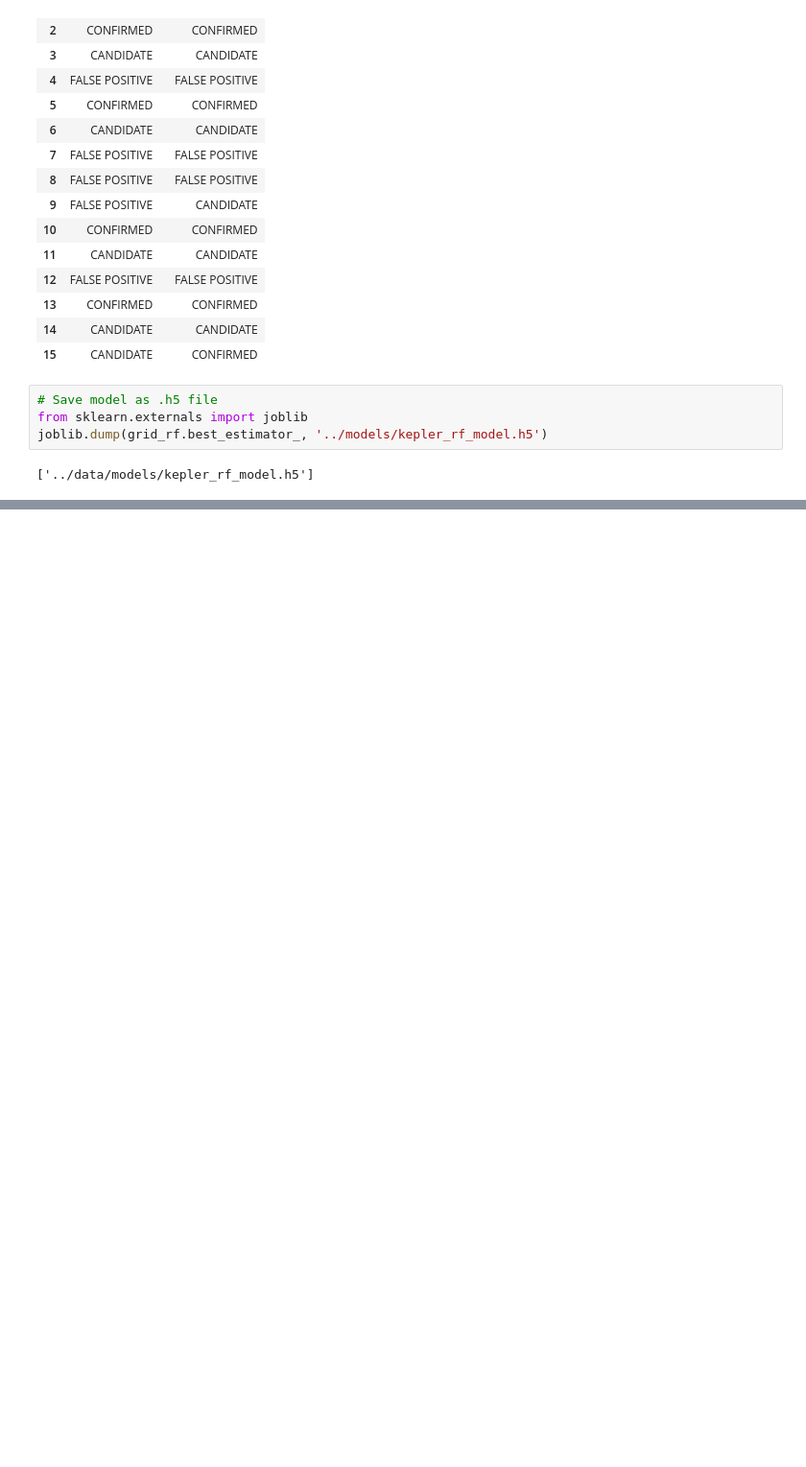
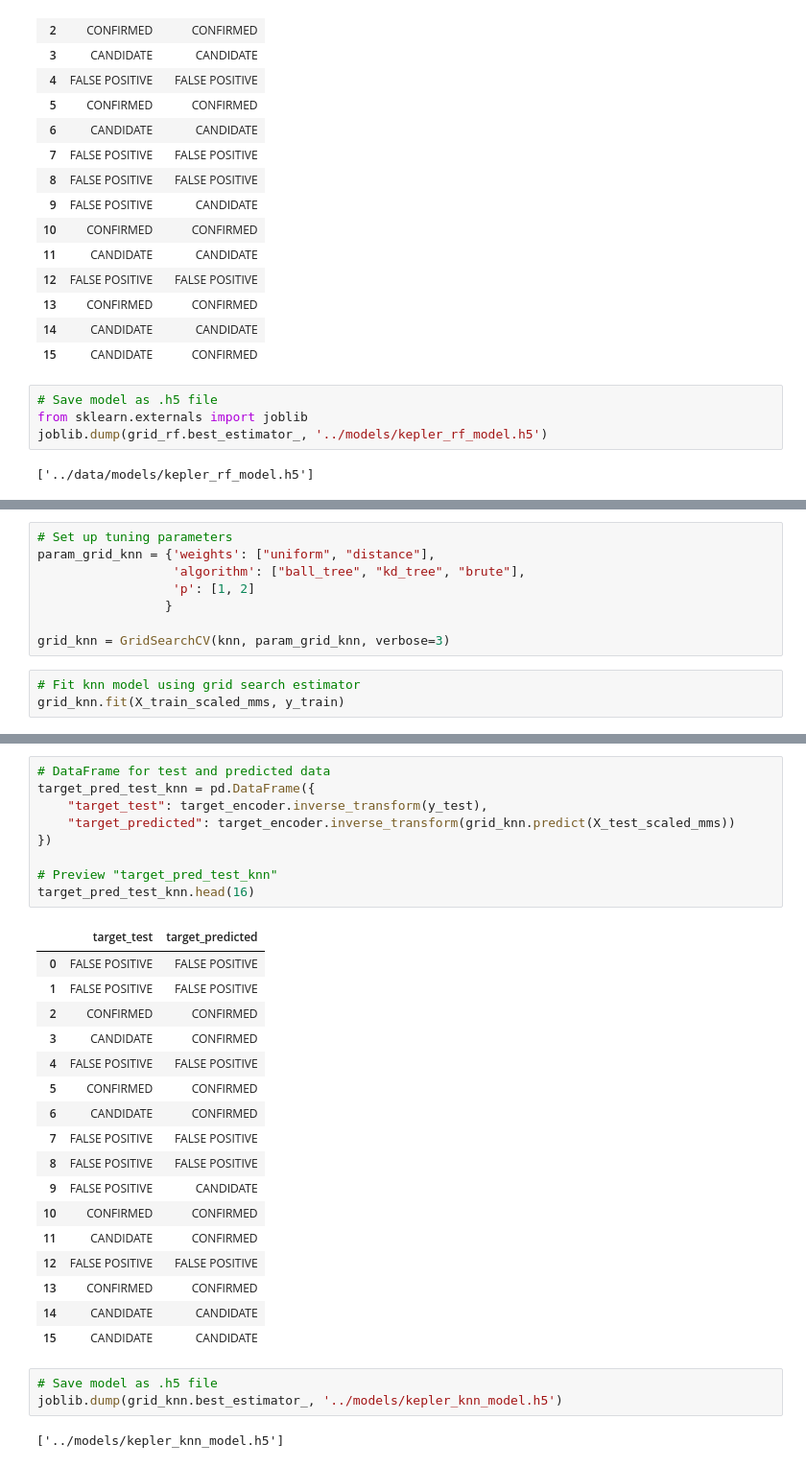
Before and after one commit to koudash/Exoplanet-Exploration, a Jupyter notebook: notebook/kepler_go.ipynb, the cells around one changed output, grey strips where cells are left out. Shown at 96% size. Cells and saved outputs as stored; diff of their text form; blank space fills up the shorter version.

```diff
--- a/notebook/kepler_go.ipynb
+++ b/notebook/kepler_go.ipynb
@@ -312,0 +502,11 @@ joblib.dump(grid_rf.best_estimator_, '../models/kepler_rf_model.h5')
+# %%
+# Set up tuning parameters
+param_grid_knn = {'weights': ["uniform", "distance"],
+                  'algorithm': ["ball_tree", "kd_tree", "brute"],
+                  'p': [1, 2]
+                 }
+
+grid_knn = GridSearchCV(knn, param_grid_knn, verbose=3)
+# %%
+# Fit knn model using grid search estimator
+grid_knn.fit(X_train_scaled_mms, y_train)
@@ -312,0 +576,32 @@ joblib.dump(grid_rf.best_estimator_, '../models/kepler_rf_model.h5')
+# %%
+# DataFrame for test and predicted data
+target_pred_test_knn = pd.DataFrame({
+    "target_test": target_encoder.inverse_transform(y_test),
+    "target_predicted": target_encoder.inverse_transform(grid_knn.predict(X_test_scaled_mms))
+})
+
+# Preview "target_pred_test_knn"
+target_pred_test_knn.head(16)
+# %% [output]
+|  | target_test | target_predicted |
+| 0 | FALSE POSITIVE | FALSE POSITIVE |
+| 1 | FALSE POSITIVE | FALSE POSITIVE |
+| 2 | CONFIRMED | CONFIRMED |
+| 3 | CANDIDATE | CONFIRMED |
+| 4 | FALSE POSITIVE | FALSE POSITIVE |
+| 5 | CONFIRMED | CONFIRMED |
+| 6 | CANDIDATE | CONFIRMED |
+| 7 | FALSE POSITIVE | FALSE POSITIVE |
+| 8 | FALSE POSITIVE | FALSE POSITIVE |
+| 9 | FALSE POSITIVE | CANDIDATE |
+| 10 | CONFIRMED | CONFIRMED |
+| 11 | CANDIDATE | CONFIRMED |
+| 12 | FALSE POSITIVE | FALSE POSITIVE |
+| 13 | CONFIRMED | CONFIRMED |
+| 14 | CANDIDATE | CANDIDATE |
+| 15 | CANDIDATE | CANDIDATE |
+# %%
+# Save model as .h5 file
+joblib.dump(grid_knn.best_estimator_, '../models/kepler_knn_model.h5')
+# %% [output]
+['../models/kepler_knn_model.h5']
```
Also changed, not shown: parts of 19 cells of this notebook, 2 other files.
